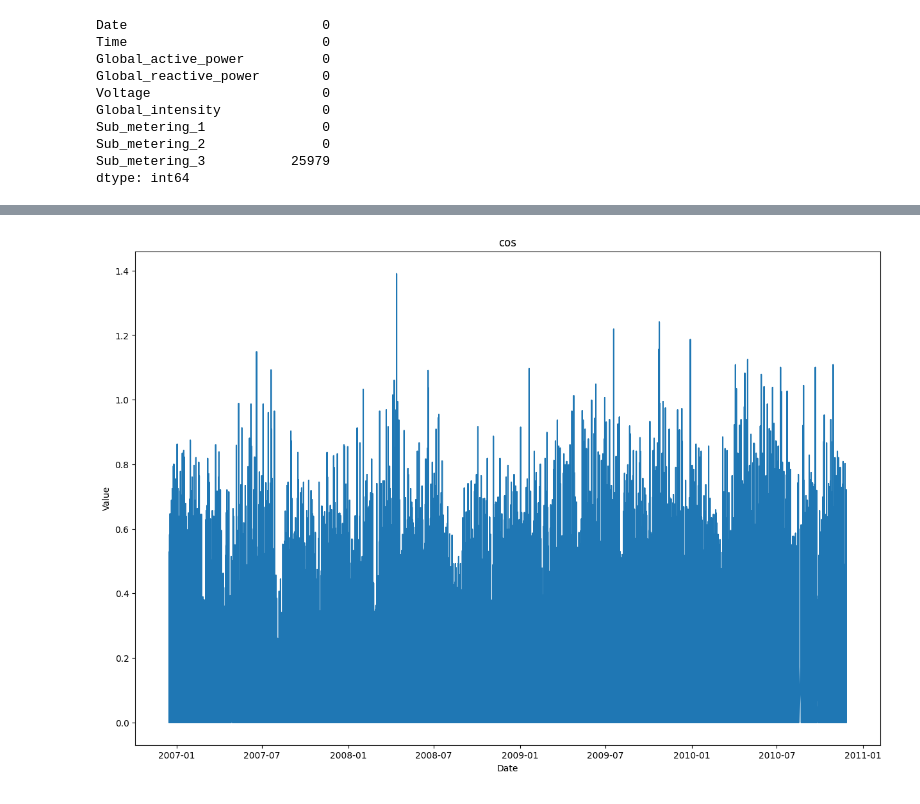
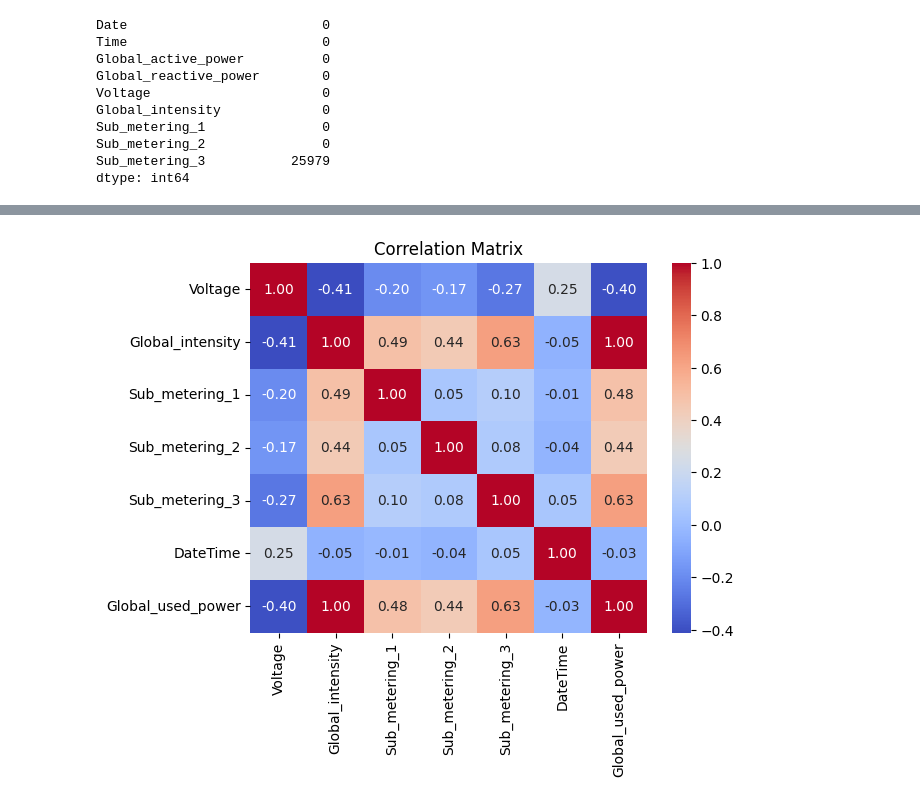
Before and after one commit to infoshareacademy/jdszr14-Data_Geeks, a Jupyter notebook: Priojekt_ML/src/project_main.ipynb, the cells around one changed output, grey strips where cells are left out. Saved outputs shown, nothing was run; the diff lists cells and outputs as text; code cells hidden in the pictures.

```diff
--- a/Priojekt_ML/src/project_main.ipynb
+++ b/Priojekt_ML/src/project_main.ipynb
@@ -117,11 +108,13 @@ df.describe()
-# %%
-plt.figure(figsize=(15,10))
-plt.xlabel('Date')
-plt.ylabel('Value')
-plt.title('cos')
-
-plt.plot(df["Date"], df["Global_reactive_power"])
-
-plt.show()
-# %% [output]
-[figure, removed]
+# %%
+df = df[df['DateTime'].dt.date != pd.to_datetime('2006-12-16').date()]
+# %%
+df['Global_used_power'] = df['Global_active_power'] + df['Global_reactive_power']
+# %%
+df = df.drop(['Global_active_power', 'Global_reactive_power'], axis=1)
+# %%
+correlation_matrix = df.corr()
+sns.heatmap(correlation_matrix, annot=True, cmap="coolwarm", fmt=".2f")
+plt.title("Correlation Matrix")
+plt.show()
+# %% [output]
+[figure, added]
```
Also changed, not shown: parts of 22 cells of this notebook.
